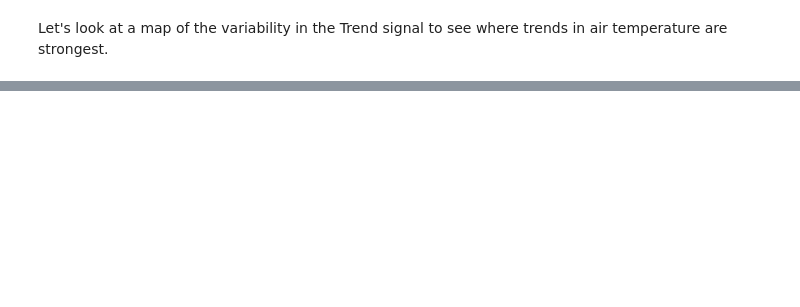
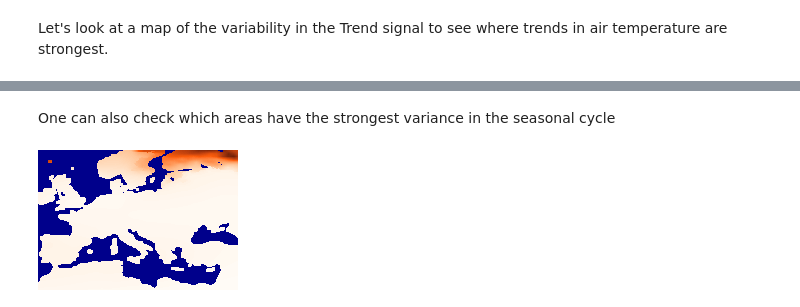
Before and after one commit to CAB-LAB/JuliaDatDemo, a Jupyter notebook: Time series decompostion.ipynb, the cells around one changed output, grey strips where cells are left out. Saved outputs shown, nothing was run; the diff lists cells and outputs as text; code cells hidden in the pictures; blank space fills up the shorter version.

```diff
--- a/Time series decompostion.ipynb
+++ b/Time series decompostion.ipynb
@@ -38,0 +30,6 @@ while loading In[10], in expression starting on line 1
+# %% [markdown]
+One can also check which areas have the strongest variance in the seasonal cycle
+# %%
+plotMAP(variance,timescale=3,var=1)
+# %% [output]
+[figure, added]
```
Also changed, not shown: parts of 4 cells of this notebook.
